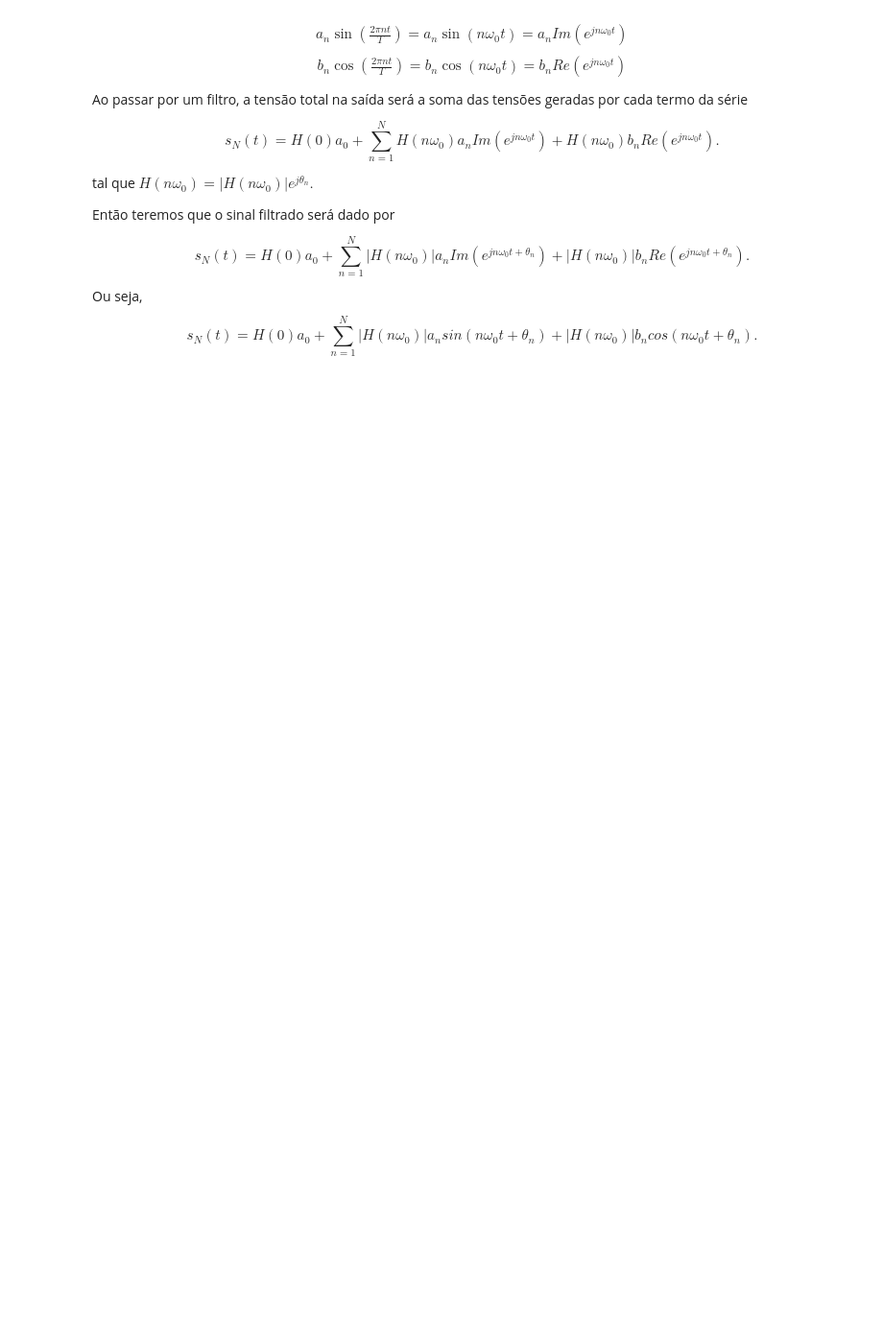
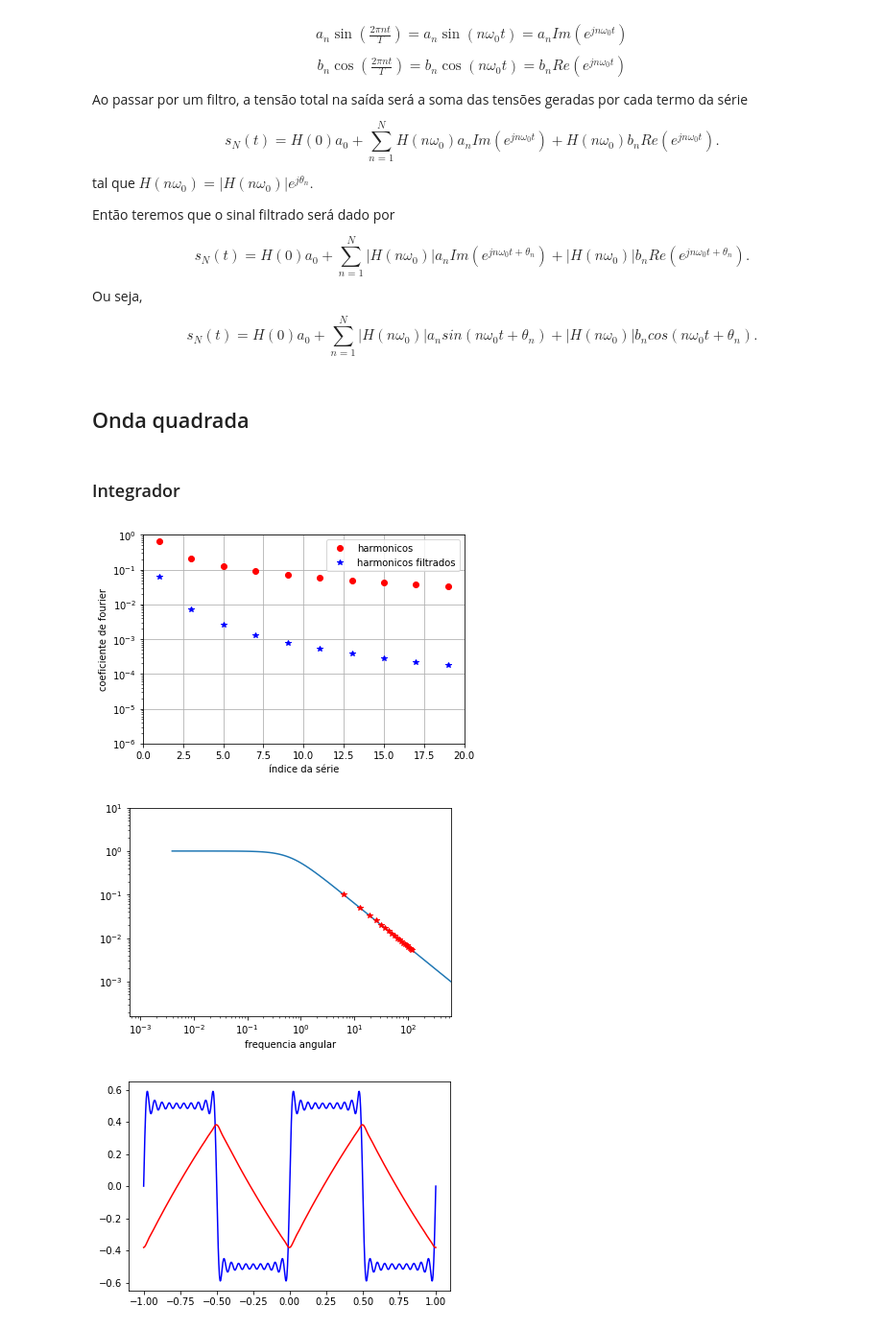
Before and after one commit to gwiederhecker/F429_notas, a Jupyter notebook: aula7/series_fourier.ipynb, the cells around one changed output. Shown at 96% size. Cells and saved outputs as stored; diff of their text form; code cells hidden in the pictures; blank space fills up the shorter version.

```diff
--- a/aula7/series_fourier.ipynb
+++ b/aula7/series_fourier.ipynb
@@ -127,0 +140,2 @@ def serie_filtrada(i0,i1,x,H):
+# %% [markdown]
+## Onda quadrada
@@ -127,0 +150,39 @@ def serie_filtrada(i0,i1,x,H):
+# %% [markdown]
+### Integrador
+# %%
+##
+#DIAGRAMA DE BODE E POSICIONAMENTO DOS HARMONICOS
+#caso de integrador
+T=1 # periodo da onda
+tau=10/(2*np.pi) #R*C - constante de tempo do curcuito
+nmax=20 #numero de termos na série
+tempo=np.linspace(-T,T,1000)
+indices = np.array(range(1,nmax))
+#HARMONICOS
+harmonics = (2*np.pi/T)*np.array(range(1,nmax))
+plt.semilogy(indices , f_bm(indices),'ro',label='harmonicos')
+plt.semilogy(indices , f_bm(indices)*np.abs(Hint(harmonics,tau)),'b*',label='harmonicos filtrados')
+plt.xlim([0,nmax])
+plt.ylim([1e-6,1])
+plt.xlabel('índice da série')
+plt.ylabel('coeficiente de fourier' )
+plt.grid(True)
+plt.legend(loc='upper right')
+plt.show()
+#BODE
+omega = 2*np.pi*np.logspace(np.log10(1e-3/tau),np.log10(1e3/tau),100) # eixo de frequencia
+plt.loglog(omega,np.abs(Hint(omega,tau)))
+plt.xlim([1e-3/tau,1e3/tau])
+plt.ylim([-30,10])
+#HARMONICOS
+plt.loglog(harmonics,np.abs(Hint(harmonics,tau)),'r*')
+plt.xlabel('frequencia angular')
+plt.show()
+#SERIES DE FOURIER
+plt.plot(tempo,serie(1,nmax,tempo),'b-')
+plt.plot(tempo,5*serie_filtrada(1,nmax,tempo,Hint),'r-')
+plt.show()
+# %% [output]
+[figure, added]
+[figure, added]
+[figure, added]
```
Also changed, not shown: parts of 17 cells of this notebook, 3 other files.
